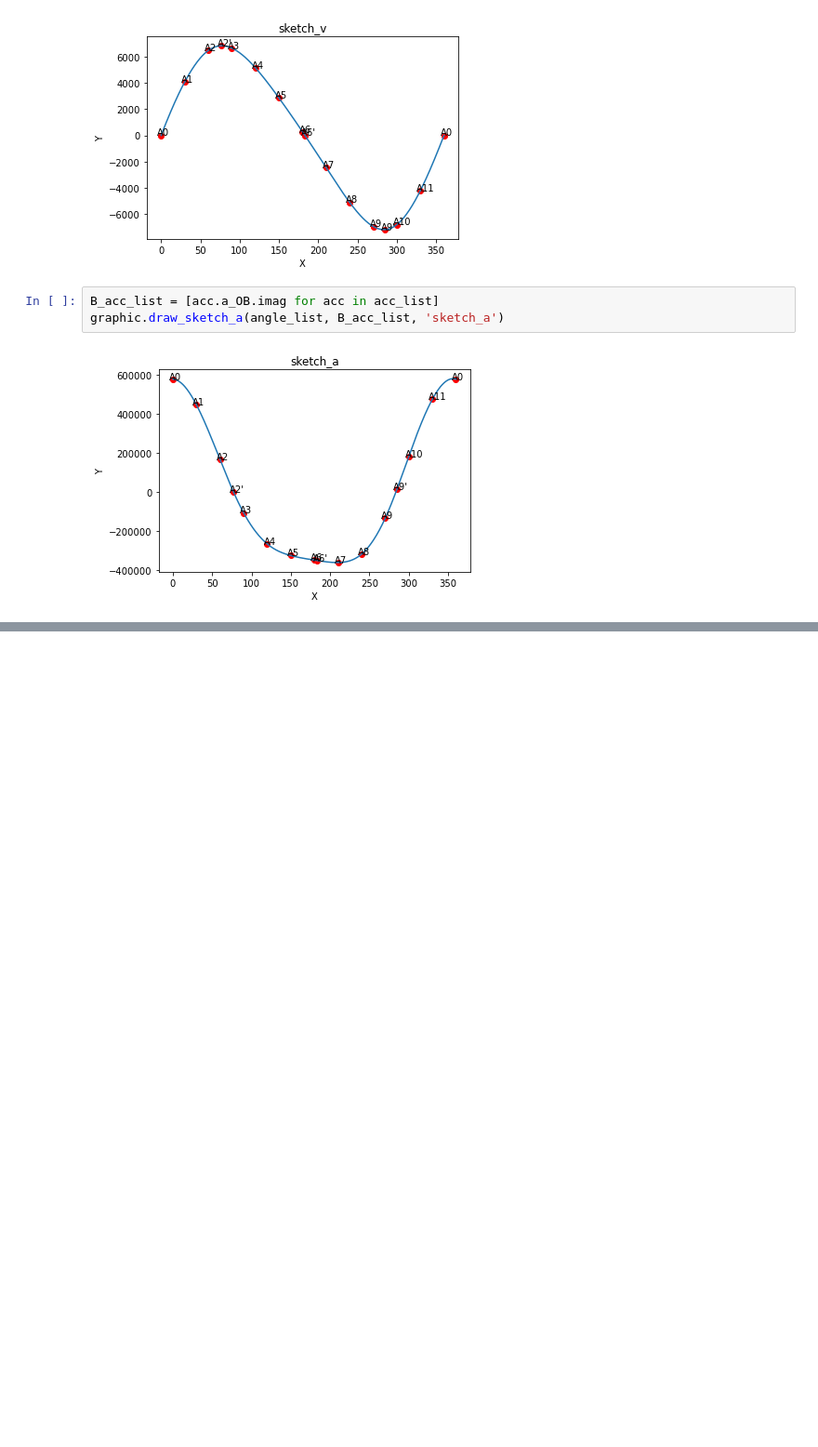
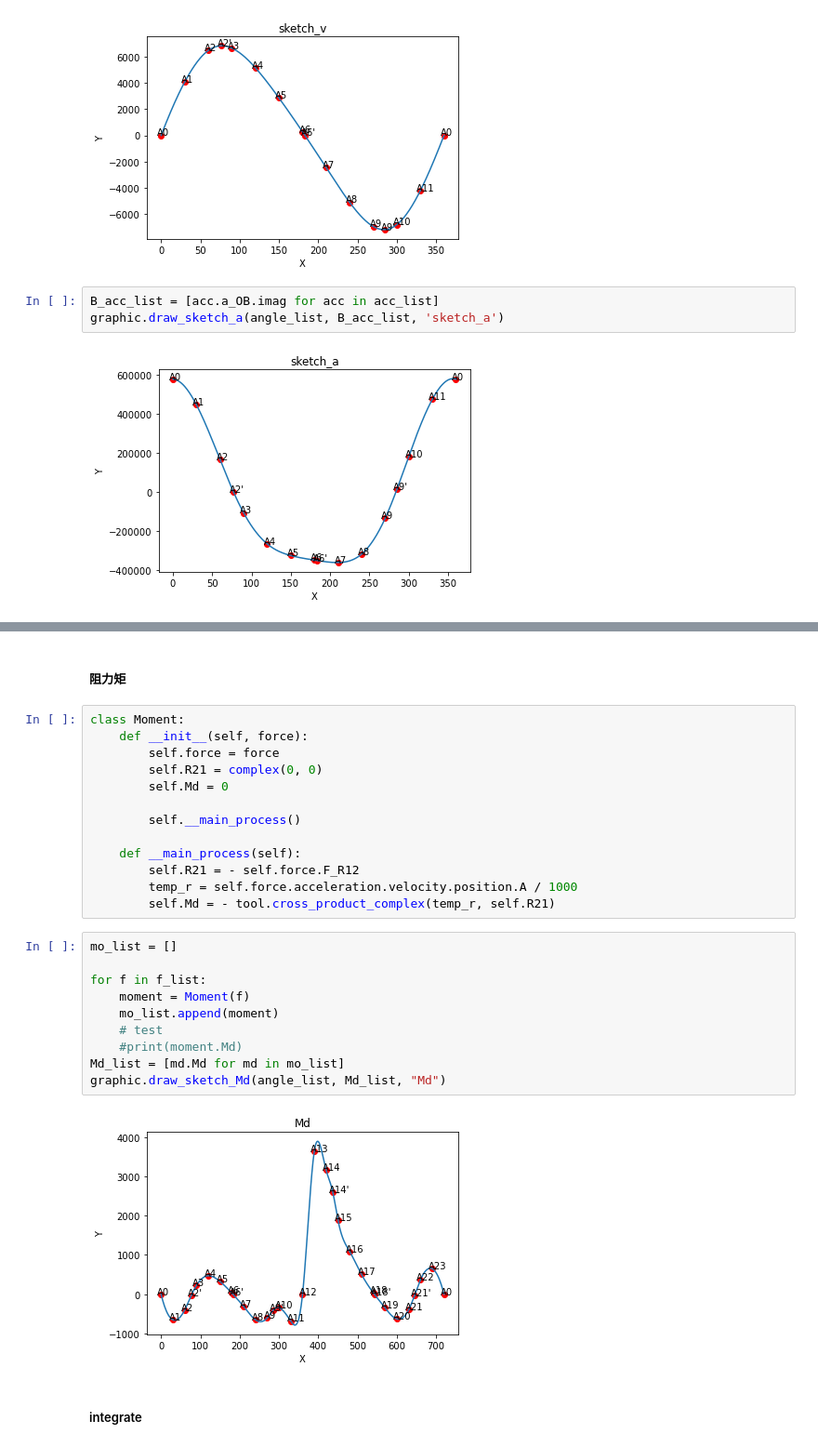
Before and after one commit to dzylikecode/SCUT_3_Principles-of-Mechanism, a Jupyter notebook: experiment/code/simple.ipynb, the cells around one changed output, grey strips where cells are left out. Shown at 93% size. Saved outputs shown, nothing was run; the diff lists cells and outputs as text; blank space fills up the shorter version.

```diff
--- a/experiment/code/simple.ipynb
+++ b/experiment/code/simple.ipynb
@@ -430,0 +607,29 @@ graphic.draw_sketch_a(angle_list, B_acc_list, 'sketch_a')
+# %% [markdown]
+##### 阻力矩
+# %%
+class Moment:
+    def __init__(self, force):
+        self.force = force
+        self.R21 = complex(0, 0)
+        self.Md = 0
+
+        self.__main_process()
+
+    def __main_process(self):
+        self.R21 = - self.force.F_R12
+        temp_r = self.force.acceleration.velocity.position.A / 1000
+        self.Md = - tool.cross_product_complex(temp_r, self.R21)
+# %%
+mo_list = []
+
+for f in f_list:
+    moment = Moment(f)
+    mo_list.append(moment)
+    # test
+    #print(moment.Md)
+Md_list = [md.Md for md in mo_list]
+graphic.draw_sketch_Md(angle_list, Md_list, "Md")
+# %% [output]
+[figure, added]
+# %% [markdown]
+##### integrate
```
Also changed, not shown: parts of 7 cells of this notebook, 8 other files.
